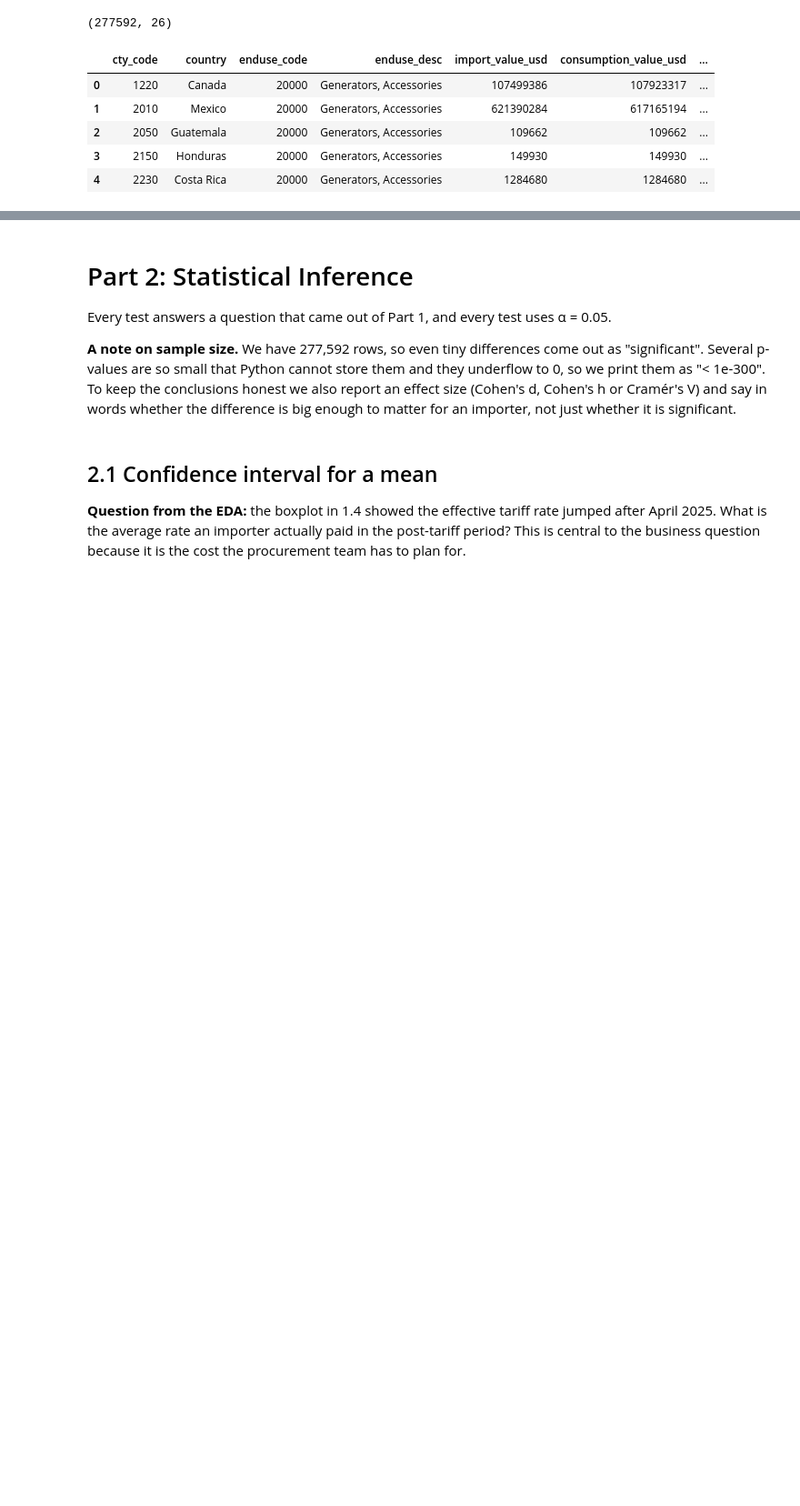
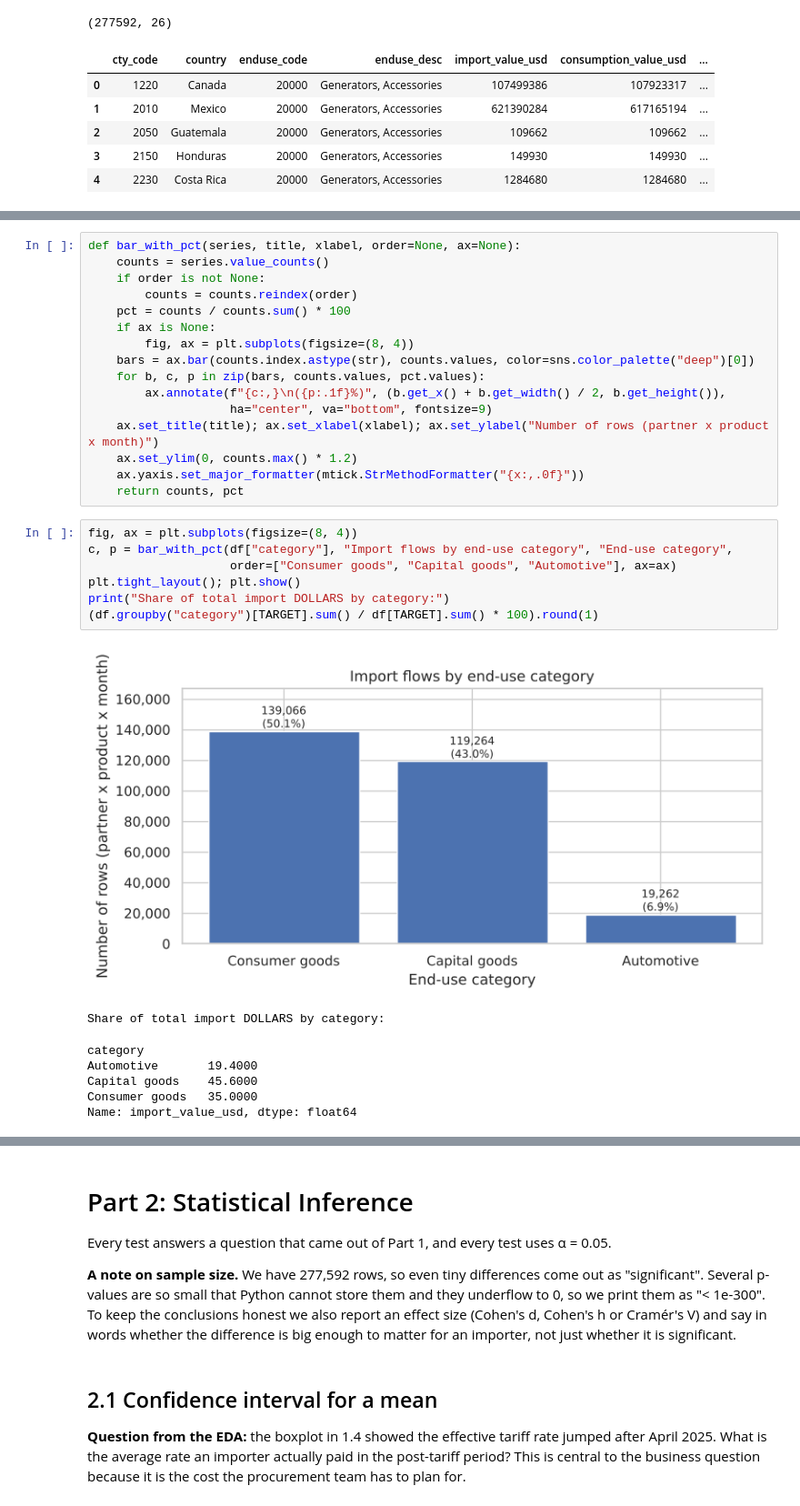
Before and after one commit to BCIT-ACIT4880-2026-Fall/CRN-45883-5-Domain-D, a Jupyter notebook: Group05_D3.ipynb, the cells around one changed output, grey strips where cells are left out. Shown at 91% size. Saved outputs shown, nothing was run; the diff lists cells and outputs as text; blank space fills up the shorter version.

```diff
--- a/Group05_D3.ipynb
+++ b/Group05_D3.ipynb
@@ -63,0 +122,31 @@ df.head()
+# %%
+def bar_with_pct(series, title, xlabel, order=None, ax=None):
+    counts = series.value_counts()
+    if order is not None:
+        counts = counts.reindex(order)
+    pct = counts / counts.sum() * 100
+    if ax is None:
+        fig, ax = plt.subplots(figsize=(8, 4))
+    bars = ax.bar(counts.index.astype(str), counts.values, color=sns.color_palette("deep")[0])
+    for b, c, p in zip(bars, counts.values, pct.values):
+        ax.annotate(f"{c:,}\n({p:.1f}%)", (b.get_x() + b.get_width() / 2, b.get_height()),
+                    ha="center", va="bottom", fontsize=9)
+    ax.set_title(title); ax.set_xlabel(xlabel); ax.set_ylabel("Number of rows (partner x product x month)")
+    ax.set_ylim(0, counts.max() * 1.2)
+    ax.yaxis.set_major_formatter(mtick.StrMethodFormatter("{x:,.0f}"))
+    return counts, pct
+# %%
+fig, ax = plt.subplots(figsize=(8, 4))
+c, p = bar_with_pct(df["category"], "Import flows by end-use category", "End-use category",
+                    order=["Consumer goods", "Capital goods", "Automotive"], ax=ax)
+plt.tight_layout(); plt.show()
+print("Share of total import DOLLARS by category:")
+(df.groupby("category")[TARGET].sum() / df[TARGET].sum() * 100).round(1)
+# %% [output]
+[figure, added]
+Share of total import DOLLARS by category:
+category
+Automotive       19.4000
+Capital goods    45.6000
+Consumer goods   35.0000
+Name: import_value_usd, dtype: float64
```
Also changed, not shown: parts of 57 cells of this notebook.
